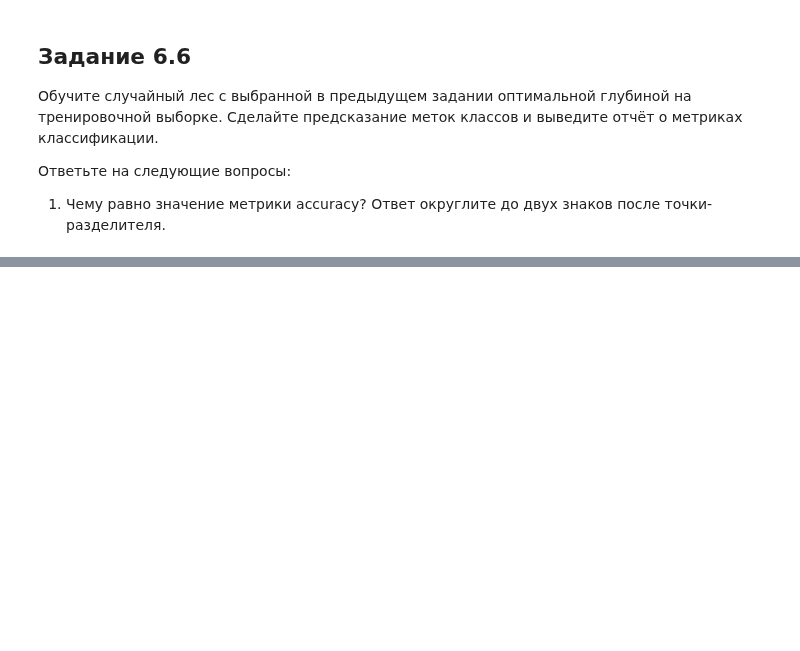
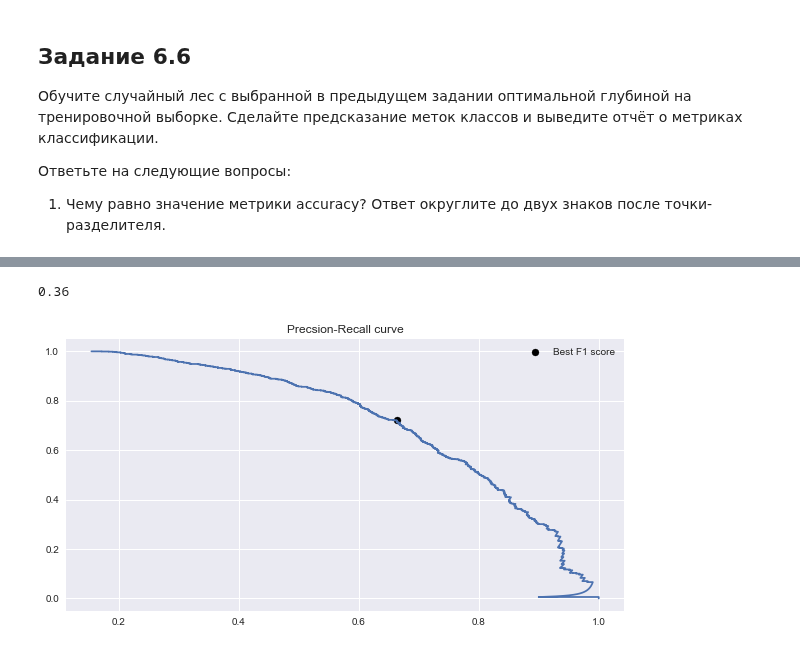
Before and after one commit to UdTatyana/SF-Data-Science, a Jupyter notebook: Skillfactory/ML-5 Валидация, оценка/big_practice.ipynb, the cells around one changed output, grey strips where cells are left out. Cells and saved outputs as stored; diff of their text form; code cells hidden in the pictures; blank space fills up the shorter version.

```diff
--- a/Skillfactory/ML-5 Валидация, оценка/big_practice.ipynb
+++ b/Skillfactory/ML-5 Валидация, оценка/big_practice.ipynb
@@ -112,7 +112,7 @@ model_rf.fit(X,y)
 
 skf = model_selection.StratifiedKFold(n_splits=5)
 #Считаем метрики на кросс-валидации k-fold
-metrics = model_selection.cross_validate(
+metric = model_selection.cross_validate(
     estimator=model_rf, #модель
     X=X_train, #матрица наблюдений X
     y=y_train, #вектор ответов y
@@ -121,8 +121,8 @@ metrics = model_selection.cross_validate(
     return_train_score=True #подсчёт метрики на тренировочных фолдах
 )
 
-print('Train k-fold mean accuracy: {:.2f}'.format(np.mean(metrics['train_score'])))
-print('Valid k-fold mean accuracy: {:.2f}'.format(np.mean(metrics['test_score'])))
+print('Train k-fold mean accuracy: {:.2f}'.format(np.mean(metric['train_score'])))
+print('Valid k-fold mean accuracy: {:.2f}'.format(np.mean(metric['test_score'])))
 # %% [output]
 Train k-fold mean accuracy: 1.00
 Valid k-fold mean accuracy: 0.65
@@ -227,0 +250,41 @@ AttributeError: 'dict' object has no attribute 'classification_report'
+# %%
+model = ensemble.RandomForestClassifier( # модель
+    n_estimators=200,
+    max_depth=7,
+    min_samples_leaf=5,
+    random_state=42
+).fit(X_train, y_train) # обучение
+
+kf = model_selection.StratifiedKFold(n_splits=5) # кросс-валидация на 5 фолдах
+
+y_proba_pred = model_selection.cross_val_predict( # предсказание классов
+    model,
+    X_train,
+    y_train,
+    cv=kf,
+    method='predict_proba'
+)
+y_proba_pred = y_proba_pred[:, 1] # берем только 1й класс
+
+precision, recall, thresholds = metrics.precision_recall_curve(
+    y_train,
+    y_proba_pred
+) # координаты PR-кривой
+f1_scores = (2 * precision * recall) / (precision + recall)
+idx = np.argmax(f1_scores) # индекс максимальной точки f1
+
+fig, ax = plt.subplots(figsize=(10, 5))
+ax.plot(precision, recall)
+ax.scatter(precision[idx],
+           recall[idx],
+           marker='o',
+           color='black',
+           label='Best F1 score'
+)
+ax.set_title('Precsion-Recall curve')
+ax.legend()
+
+print(thresholds[idx].round(2))
+# %% [output]
+0.36
+[figure, added]
```
Also changed, not shown: parts of 4 cells of this notebook.
